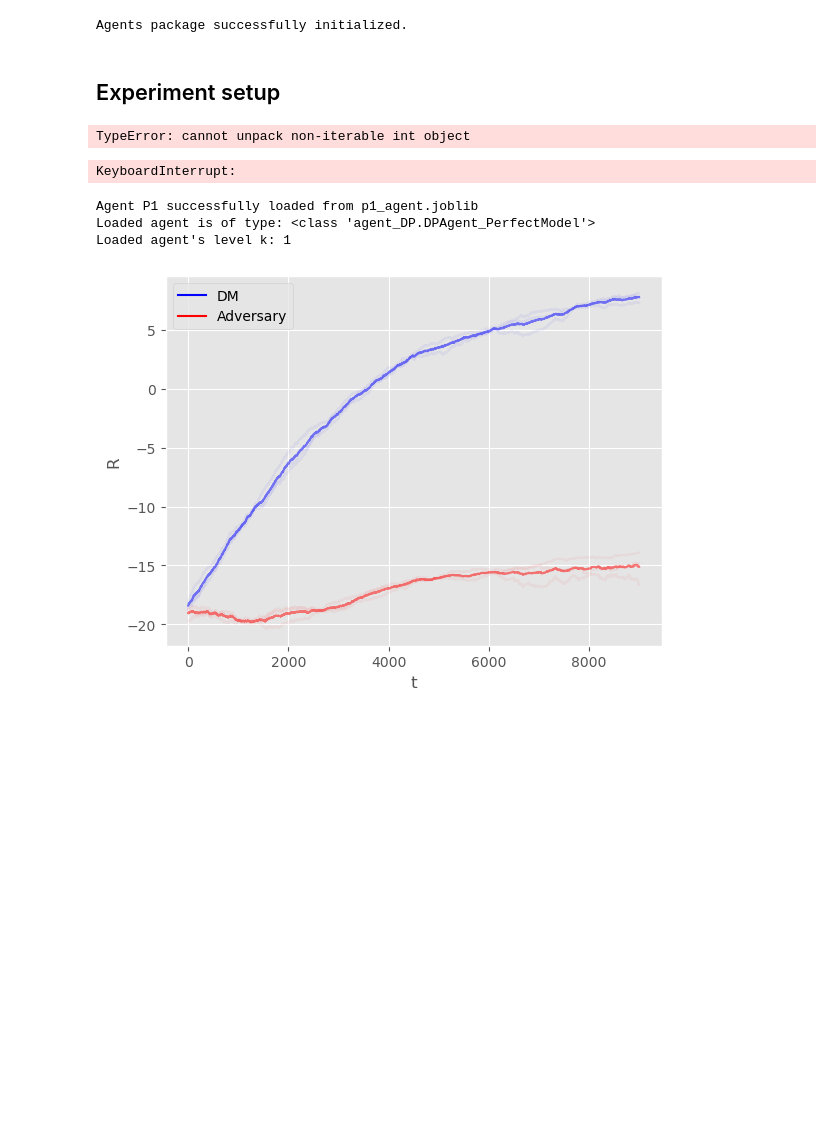
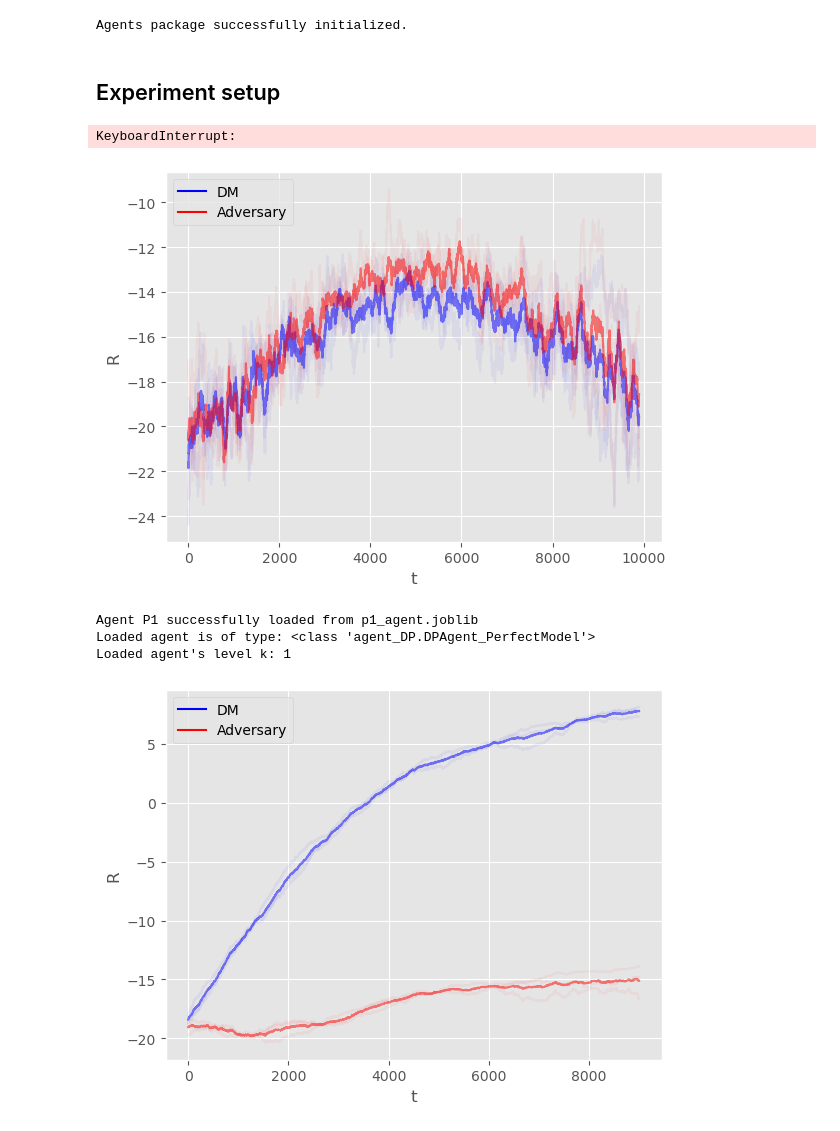
Before and after one commit to Ruzejjur/ARAMARL_TMDP_DP, a Jupyter notebook: TMDP_DP/Experiments_CoinGame_DP.ipynb, the cells around one changed output. Cells and saved outputs as stored; diff of their text form; code cells hidden in the pictures; blank space fills up the shorter version.

```diff
--- a/TMDP_DP/Experiments_CoinGame_DP.ipynb
+++ b/TMDP_DP/Experiments_CoinGame_DP.ipynb
@@ -67,10 +67,10 @@ for n in range(N_EXP):
     #* Note: The agent's here are reinitialized, instead reset can be done by reseting the Q matrix inside the agent.
 
     P1 = IndQLearningAgentSoftmax(np.array(range(8)), n_states, learning_rate=learning_rate,
-                           epsilon=epsilon_begin, gamma=gamma, beta = 1)
+                           epsilon=epsilon_begin, gamma=gamma, beta = 1, player_id=0)
 
     P2 = IndQLearningAgentSoftmax(np.array(range(8)), n_states, learning_rate=learning_rate,
-                           epsilon=epsilon_begin, gamma=gamma, beta = 1)
+                           epsilon=epsilon_begin, gamma=gamma, beta = 1, player_id=1)
 
 
     # P2 = ExpSmoother(env.available_actions_Adv, env.available_actions_Adv, learning_rate=0.7)
@@ -139,7 +139,7 @@ for n in range(N_EXP):
 
 plot(r0ss, r1ss, moving_average_window_size=moving_average_window_size, dir=None)
 # %% [output]
-TypeError: cannot unpack non-iterable int object
+KeyboardInterrupt:
 # %%
 r0ss = []
 r1ss = []
@@ -157,7 +157,7 @@ for n in tqdm(range(N_EXP), desc="Experiments"):
     #* Note: The agent's here are reinitialized, instead reset can be done by reseting the Q matrix inside the agent.
 
     P1 = LevelKQAgent(k=3, action_space=np.array(range(8)), opponent_action_space=np.array(range(8)),
-                      n_states=n_states, grid_size=grid_size, learning_rate=learning_rate, epsilon=epsilon_begin, gamma=gamma)
+                      n_states=n_states, grid_size=grid_size, learning_rate=learning_rate, epsilon=epsilon_begin, gamma=gamma, player_id=0)
 
     # P1 = IndQLearningAgentSoftmax(np.array(range(8)), n_states, learning_rate=learning_rate,
     #                        epsilon=linear_epsilon_decay_arr[0], gamma=gamma, opponent_action_space=None, beta = 1)
@@ -169,7 +169,7 @@ for n in tqdm(range(N_EXP), desc="Experiments"):
     # P2 = ManhattanAgent(action_space=np.array(range(8)), coin_location = np.array([env.coin_0_pos, env.player_1_pos]), grid_size = grid_size, player_id = 1)
 
     P2 = LevelKQAgent(k=1, action_space=np.array(range(8)), opponent_action_space=np.array(range(8)),
-                      n_states=n_states, grid_size=grid_size, learning_rate=learning_rate, epsilon=epsilon_begin, gamma=gamma)
+                      n_states=n_states, grid_size=grid_size, learning_rate=learning_rate, epsilon=epsilon_begin, gamma=gamma, player_id=1)
 
     # Reset the reward vectors for the experiment
     r0s = []
@@ -228,7 +228,7 @@ for n in tqdm(range(N_EXP), desc="Experiments"):
             # Agents update their Q/Value functions
             # * Note: They update their Q/Value functions simultaneously
             P1.update(s, (a1, a2), s_new, (rewards[0], rewards[1]))
-            P2.update(s, (a2, a1), s_new, (rewards[1], rewards[0]))
+            P2.update(s, (a1, a2), s_new, (rewards[0], rewards[1]))
 
             # Set the current state to the new state
             s = s_new
@@ -252,34 +252,34 @@ for n in tqdm(range(N_EXP), desc="Experiments"):
                 'reward_Adv': rewards[1],
                 'experiment': n,
                 'epoch': i
             })
 
         # Append the episode rewards to the list of rewards for this experiment
         r0s.append(episode_rewards_DM)
         # Append the episode rewards to the list of rewards for this experiment
         r1s.append(episode_rewards_Adv)
 
         # Append the trajectory log for this epoch to experiment log
         trajectory_logs_single_experiment.append(trajectory_log_single_epoch)
 
         # After an epoch apply decay to exploration parameter
 
         P1.update_epsilon(linear_epsilon_decay_arr[i])
         P2.update_epsilon(linear_epsilon_decay_arr[i])
 
 
     # Append the trajectory logs of this experiment to the total logs
     trajectory_logs_all_experiments.append(trajectory_logs_single_experiment)
 
     env.reset() # Reset the environment at the very end
 
     r0ss.append(r0s)
     r1ss.append(r1s)
 
 
 plot(r0ss, r1ss, moving_average_window_size=moving_average_window_size)
 # %% [output]
-KeyboardInterrupt:
+[figure, added]
 # %%
 r0ss = []
 r1ss = []
```
Also changed, not shown: 2 other files.
